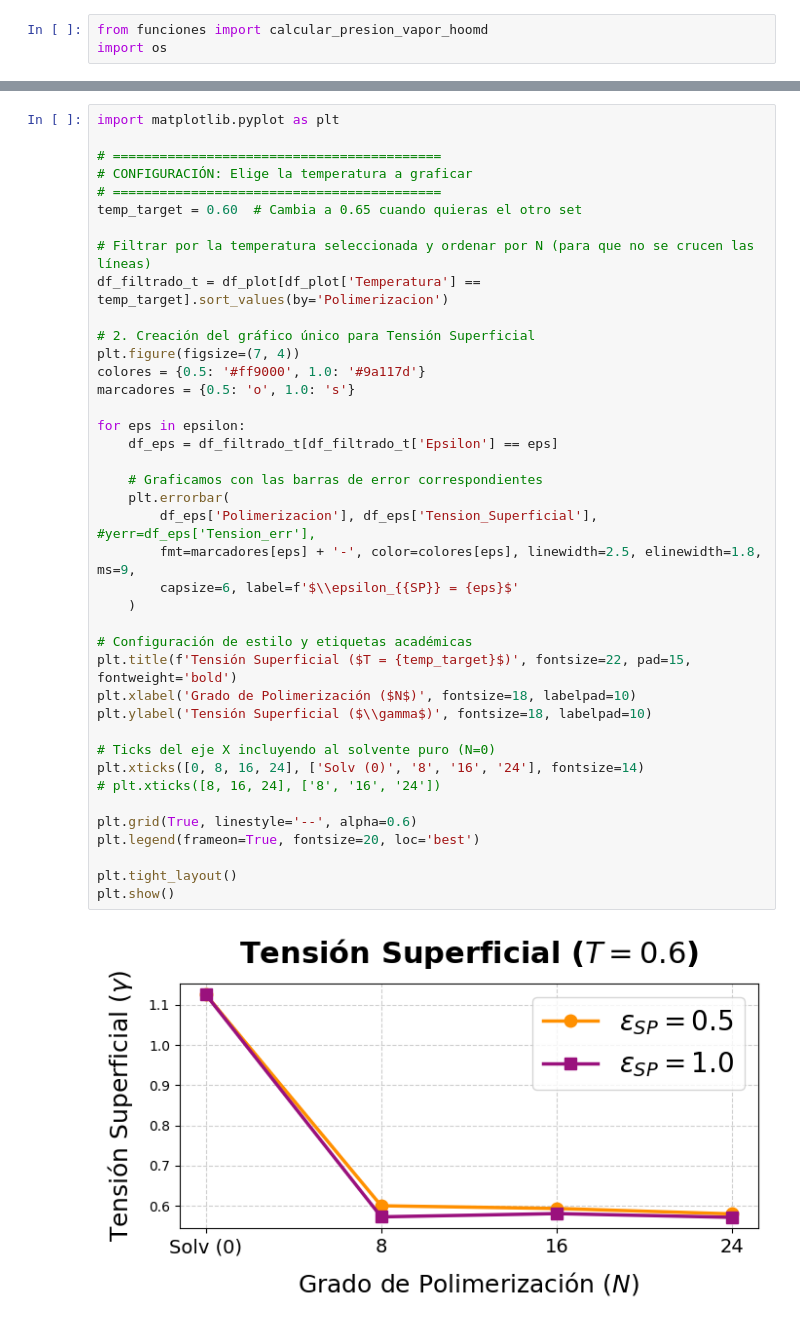
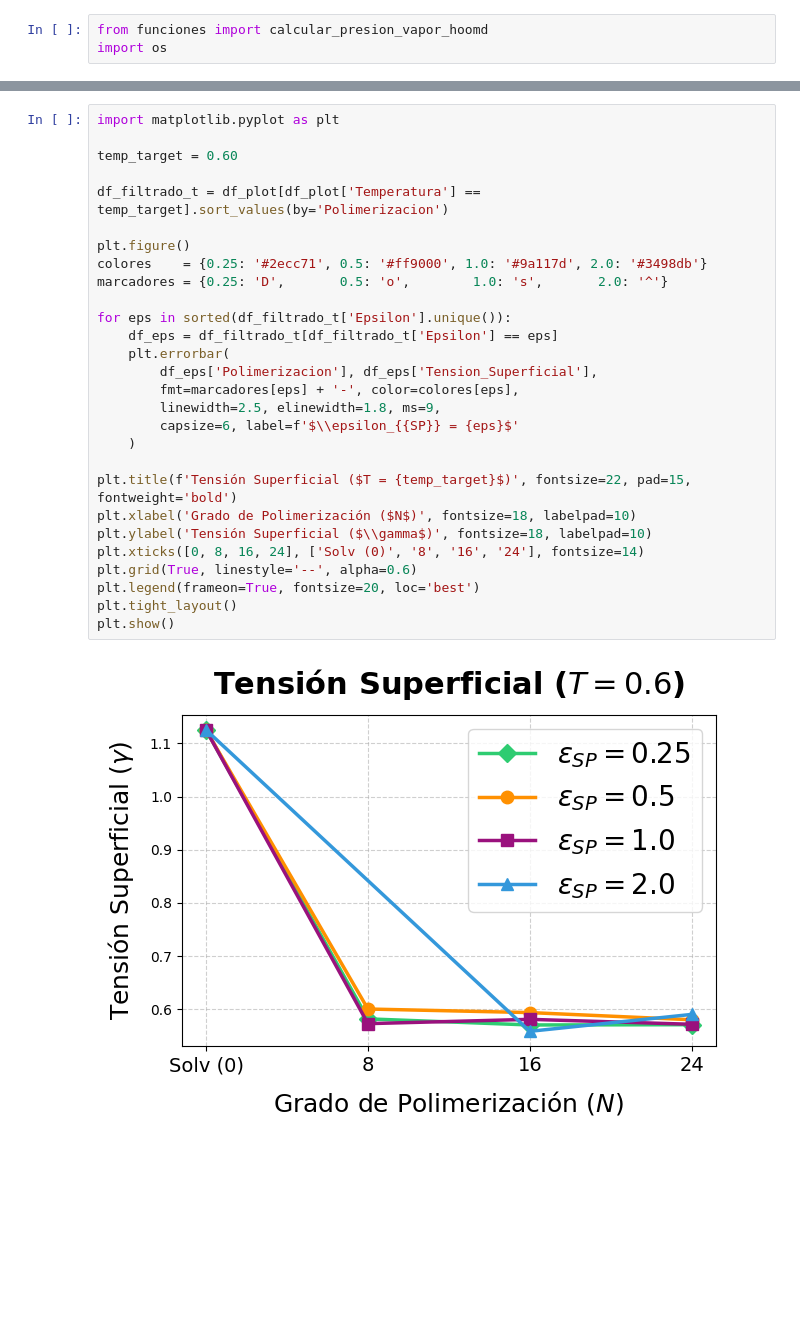
Before and after one commit to FabioNH86/Molecular-Dinamics, a Jupyter notebook: Equilibrio.ipynb, the cells around one changed output, grey strips where cells are left out. Saved outputs shown, nothing was run; the diff lists cells and outputs as text; blank space fills up the shorter version.

```diff
--- a/Equilibrio.ipynb
+++ b/Equilibrio.ipynb
@@ -500,42 +483,30 @@ plt.show()
 # %%
 import matplotlib.pyplot as plt
 
-# ==========================================
-# CONFIGURACIÓN: Elige la temperatura a graficar
-# ==========================================
-temp_target = 0.60  # Cambia a 0.65 cuando quieras el otro set
+temp_target = 0.60
 
-# Filtrar por la temperatura seleccionada y ordenar por N (para que no se crucen las líneas)
 df_filtrado_t = df_plot[df_plot['Temperatura'] == temp_target].sort_values(by='Polimerizacion')
 
-# 2. Creación del gráfico único para Tensión Superficial
-plt.figure(figsize=(7, 4))
-colores = {0.5: '#ff9000', 1.0: '#9a117d'}
-marcadores = {0.5: 'o', 1.0: 's'}
+plt.figure()
+colores    = {0.25: '#2ecc71', 0.5: '#ff9000', 1.0: '#9a117d', 2.0: '#3498db'}
+marcadores = {0.25: 'D',       0.5: 'o',        1.0: 's',       2.0: '^'}
 
-for eps in epsilon:
+for eps in sorted(df_filtrado_t['Epsilon'].unique()):
     df_eps = df_filtrado_t[df_filtrado_t['Epsilon'] == eps]
-
-    # Graficamos con las barras de error correspondientes
     plt.errorbar(
-        df_eps['Polimerizacion'], df_eps['Tension_Superficial'], #yerr=df_eps['Tension_err'],
-        fmt=marcadores[eps] + '-', color=colores[eps], linewidth=2.5, elinewidth=1.8, ms=9,
+        df_eps['Polimerizacion'], df_eps['Tension_Superficial'],
+        fmt=marcadores[eps] + '-', color=colores[eps],
+        linewidth=2.5, elinewidth=1.8, ms=9,
         capsize=6, label=f'$\\epsilon_{{SP}} = {eps}$'
     )
 
-# Configuración de estilo y etiquetas académicas
 plt.title(f'Tensión Superficial ($T = {temp_target}$)', fontsize=22, pad=15, fontweight='bold')
 plt.xlabel('Grado de Polimerización ($N$)', fontsize=18, labelpad=10)
 plt.ylabel('Tensión Superficial ($\\gamma$)', fontsize=18, labelpad=10)
-
-# Ticks del eje X incluyendo al solvente puro (N=0)
 plt.xticks([0, 8, 16, 24], ['Solv (0)', '8', '16', '24'], fontsize=14)
-# plt.xticks([8, 16, 24], ['8', '16', '24'])
-
 plt.grid(True, linestyle='--', alpha=0.6)
 plt.legend(frameon=True, fontsize=20, loc='best')
-
 plt.tight_layout()
 plt.show()
 # %% [output]
-[figure, old version]
+[figure, new version]
```
Also changed, not shown: parts of 4 cells of this notebook, 3 other files.
